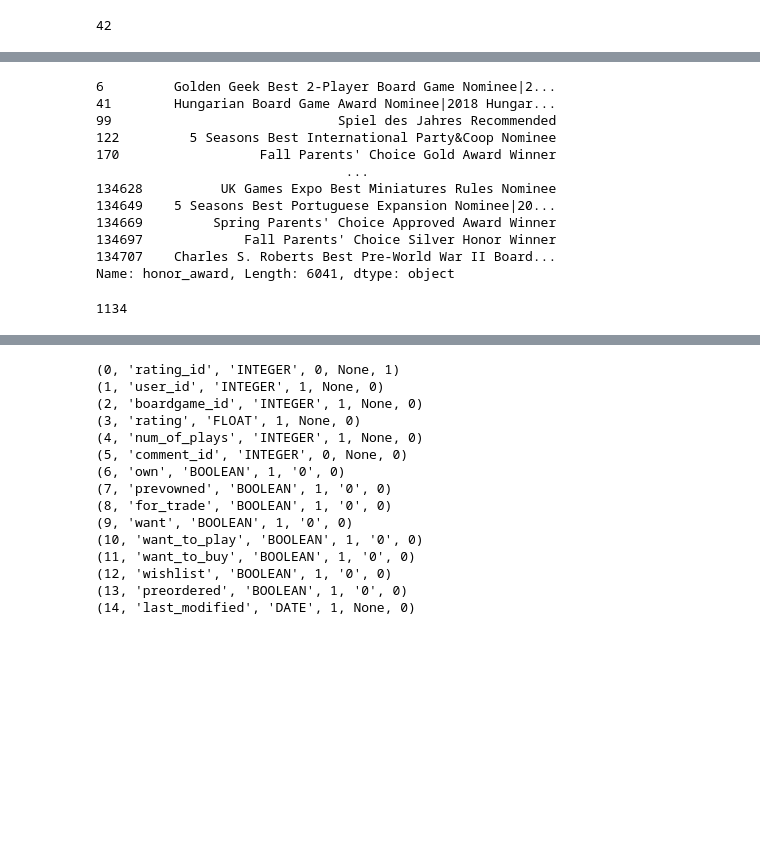
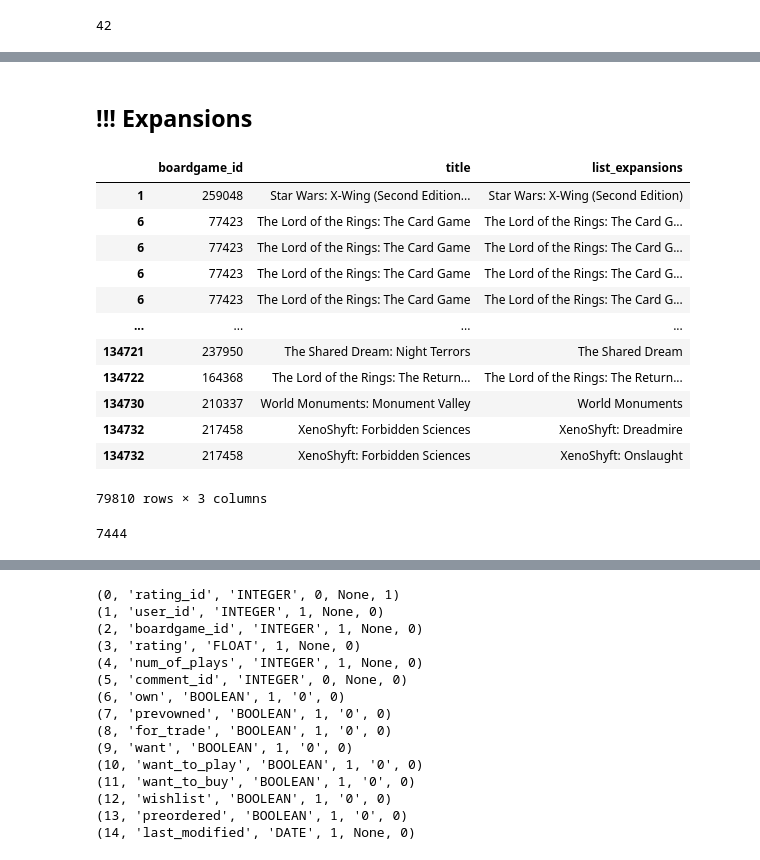
Before and after one commit to Fedorov-Nikita/Board-Game-Scraper, a Jupyter notebook: bgg_prepare_for_database.ipynb, the cells around one changed output, grey strips where cells are left out. Drawn from its saved outputs; the diff is of its cells as text; code cells hidden in the pictures; blank space fills up the shorter version.

```diff
--- a/bgg_prepare_for_database.ipynb
+++ b/bgg_prepare_for_database.ipynb
@@ -1682,18 +1699,0 @@ Fill all data into next tables in our dataset:
-# %%
-boardgames['honor_year'] = boardgames[boardgames.honors != ""].honors.apply(lambda x: int(x[:4]))
-boardgames['honor_award'] = boardgames[boardgames.honors != ""].honors.apply(lambda x: x[10:] if x[5:9].isdigit() else x[5:])
-# %%
-boardgames['honor_award'][boardgames.honors != ""]
-# %% [output]
-6         Golden Geek Best 2-Player Board Game Nominee|2...
-41        Hungarian Board Game Award Nominee|2018 Hungar...
-99                             Spiel des Jahres Recommended
-122         5 Seasons Best International Party&Coop Nominee
-170                  Fall Parents' Choice Gold Award Winner
-                                ...
-134628          UK Games Expo Best Miniatures Rules Nominee
-134649    5 Seasons Best Portuguese Expansion Nominee|20...
-134669         Spring Parents' Choice Approved Award Winner
-134697             Fall Parents' Choice Silver Honor Winner
-134707    Charles S. Roberts Best Pre-World War II Board...
-Name: honor_award, Length: 6041, dtype: object
@@ -1718,28 +1700,19 @@ conn.close()
-# %%
-# connect to the database
-conn = sqlite3.connect(PATH_TO_DB)
-
-# create a cursor object
-cursor = conn.cursor()
-
-# Execute the PRAGMA statement to get the table schema
-# cursor.execute("PRAGMA table_info(ratings)")
-
-# Fetch all the rows returned by the statement
-rows = cursor.fetchall()
-
-# Print the table schema
-for row in rows:
-    print(row)
-
-cursor.execute('''
-        SELECT award_id, award
-        FROM awards
-        ''')
-data = cursor.fetchall()
-# close the connection
-conn.close()
-
-len(data)
-# %% [output]
-1134
+# %% [markdown]
+## !!! Expansions
+# %%
+boardgames['list_expansions'] = boardgames.expansions[boardgames.expansions != ''].apply(lambda x: x.split('|'))
+boardgames[['boardgame_id', 'title','list_expansions']][boardgames.expansions != ''].explode('list_expansions')
+# %% [output]
+|  | boardgame_id | title | list_expansions |
+| 1 | 259048 | Star Wars: X-Wing (Second Edition... | Star Wars: X-Wing (Second Edition) |
+| 6 | 77423 | The Lord of the Rings: The Card Game | The Lord of the Rings: The Card G... |
+| 6 | 77423 | The Lord of the Rings: The Card Game | The Lord of the Rings: The Card G... |
+| 6 | 77423 | The Lord of the Rings: The Card Game | The Lord of the Rings: The Card G... |
+| 6 | 77423 | The Lord of the Rings: The Card Game | The Lord of the Rings: The Card G... |
+| ... | ... | ... | ... |
+| 134721 | 237950 | The Shared Dream: Night Terrors | The Shared Dream |
+| 134722 | 164368 | The Lord of the Rings: The Return... | The Lord of the Rings: The Return... |
+| 134730 | 210337 | World Monuments: Monument Valley | World Monuments |
+| 134732 | 217458 | XenoShyft: Forbidden Sciences | XenoShyft: Dreadmire |
+| 134732 | 217458 | XenoShyft: Forbidden Sciences | XenoShyft: Onslaught |
+79810 rows × 3 columns
@@ -1745,0 +1749,4 @@ len(data)
+# %%
+len(for_check_bg)
+# %% [output]
+7444
```
Also changed, not shown: parts of 66 cells of this notebook.
